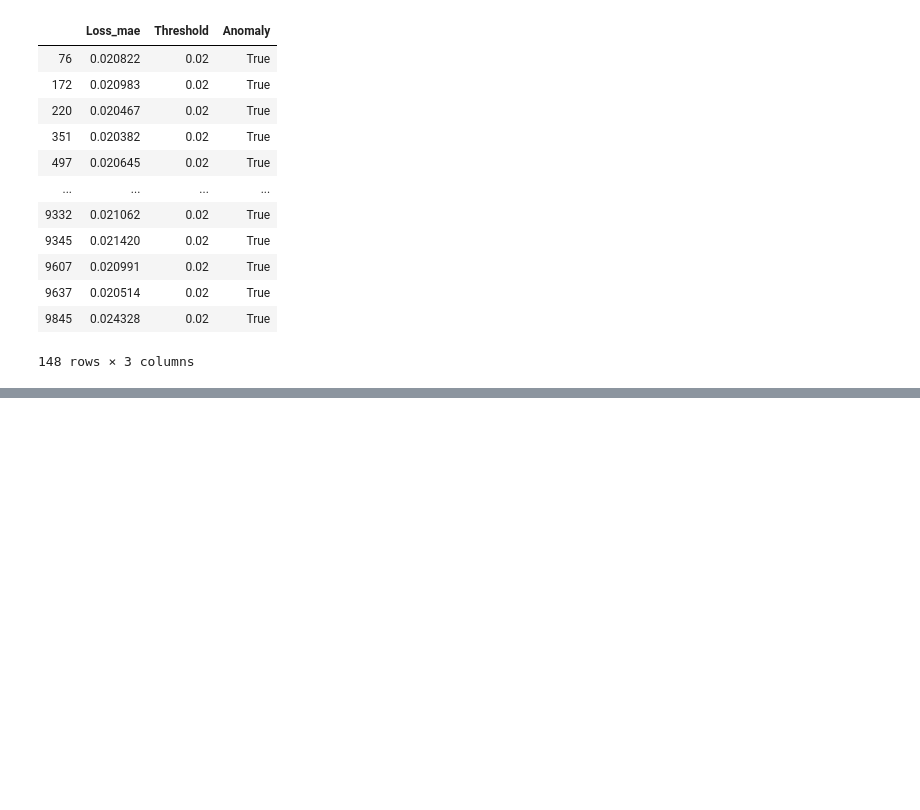
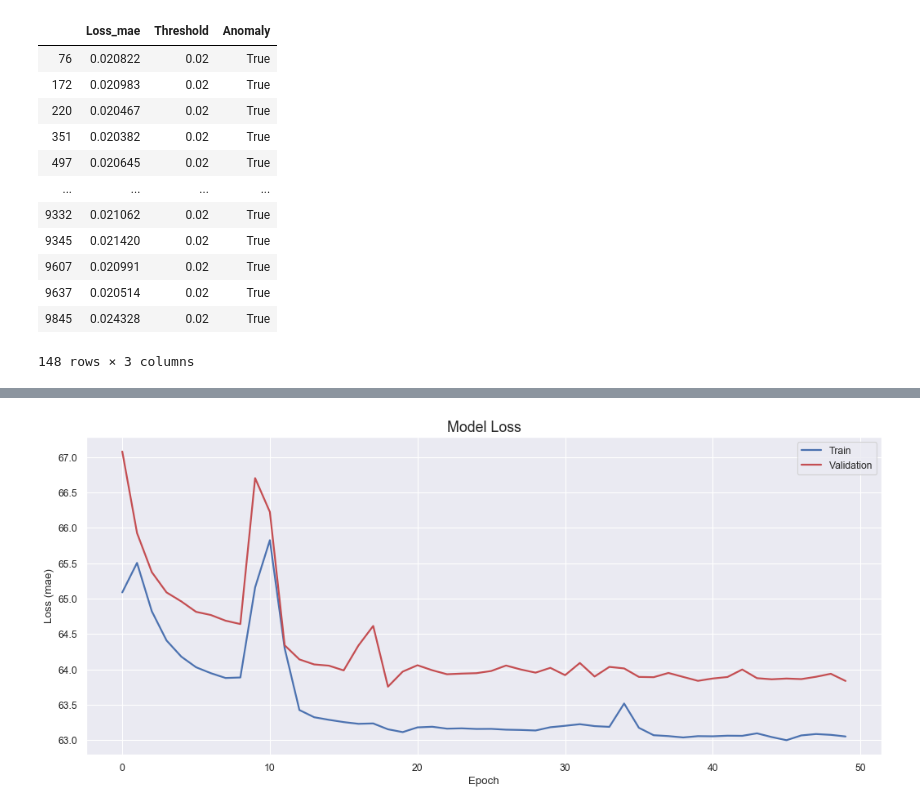
Before and after one commit to suchayarj/WhatsOnYourFace...FakeOrFact, a Jupyter notebook: AutoencoderYelp.ipynb, the cells around one changed output, grey strips where cells are left out. Saved outputs shown, nothing was run; the diff lists cells and outputs as text; code cells hidden in the pictures; blank space fills up the shorter version.

```diff
--- a/AutoencoderYelp.ipynb
+++ b/AutoencoderYelp.ipynb
@@ -686,0 +945,5 @@ ValueError: Length mismatch: Expected axis has 10000 elements, new values have 4
+# %%
+#fit model to the data
+nb_epochs = 50
+batch_size = 10
+history = model.fit(X_train2, X_train2, epochs=nb_epochs, batch_size = batch_size, validation_split = 0.05).history
@@ -686,0 +968,13 @@ ValueError: Length mismatch: Expected axis has 10000 elements, new values have 4
+# %%
+#plot training losses
+
+fig,ax = plt.subplots(figsize=(14,6), dpi=80)
+ax.plot(history['loss'],'b', label='Train', linewidth=2)
+ax.plot(history['val_loss'], 'r', label ='Validation', linewidth = 2)
+ax.set_title('Model Loss', fontsize=16)
+ax.set_ylabel('Loss (mae)')
+ax.set_xlabel('Epoch')
+ax.legend(loc='upper right')
+plt.show()
+# %% [output]
+[figure, added]
```
Also changed, not shown: parts of 92 cells of this notebook.
